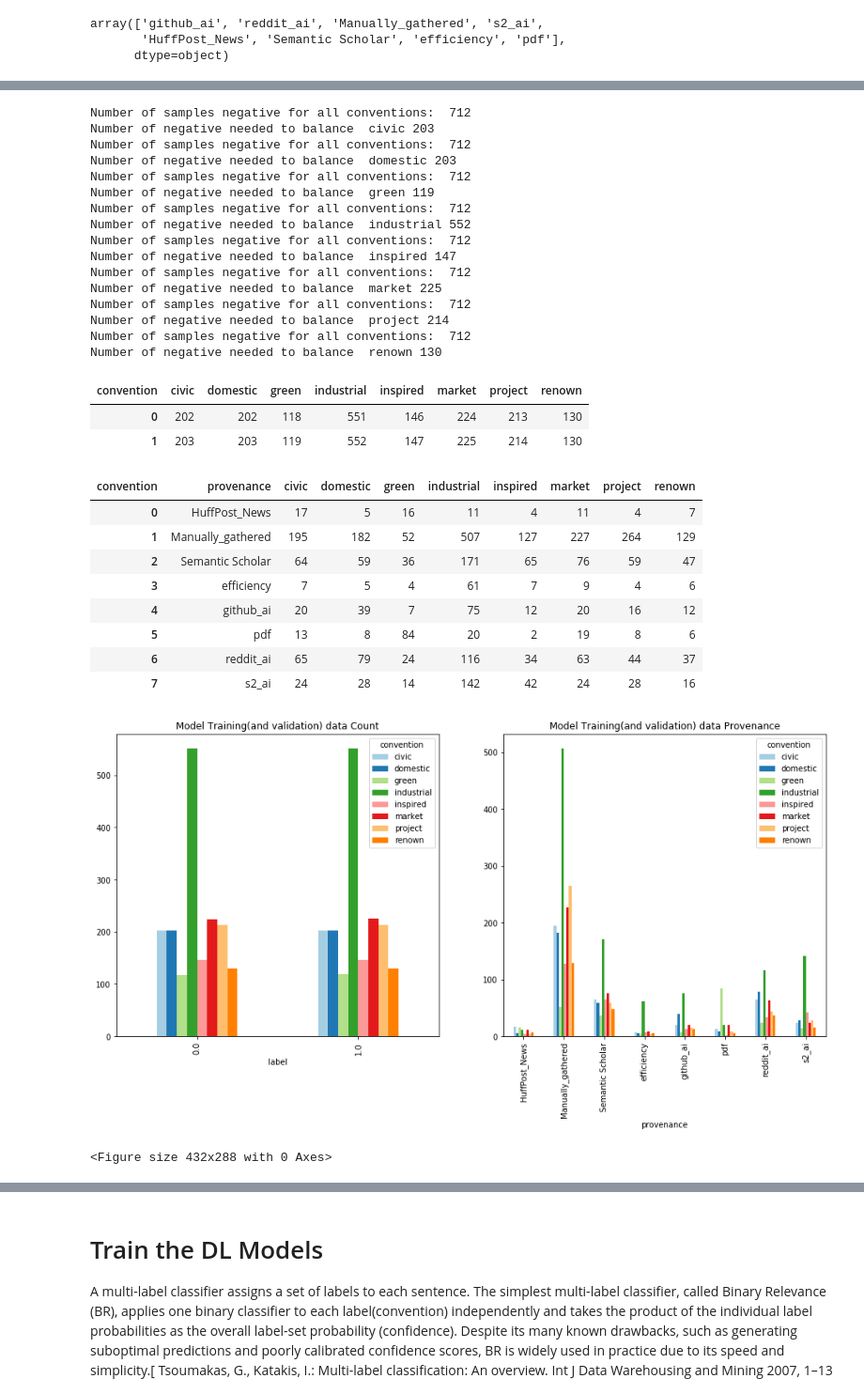
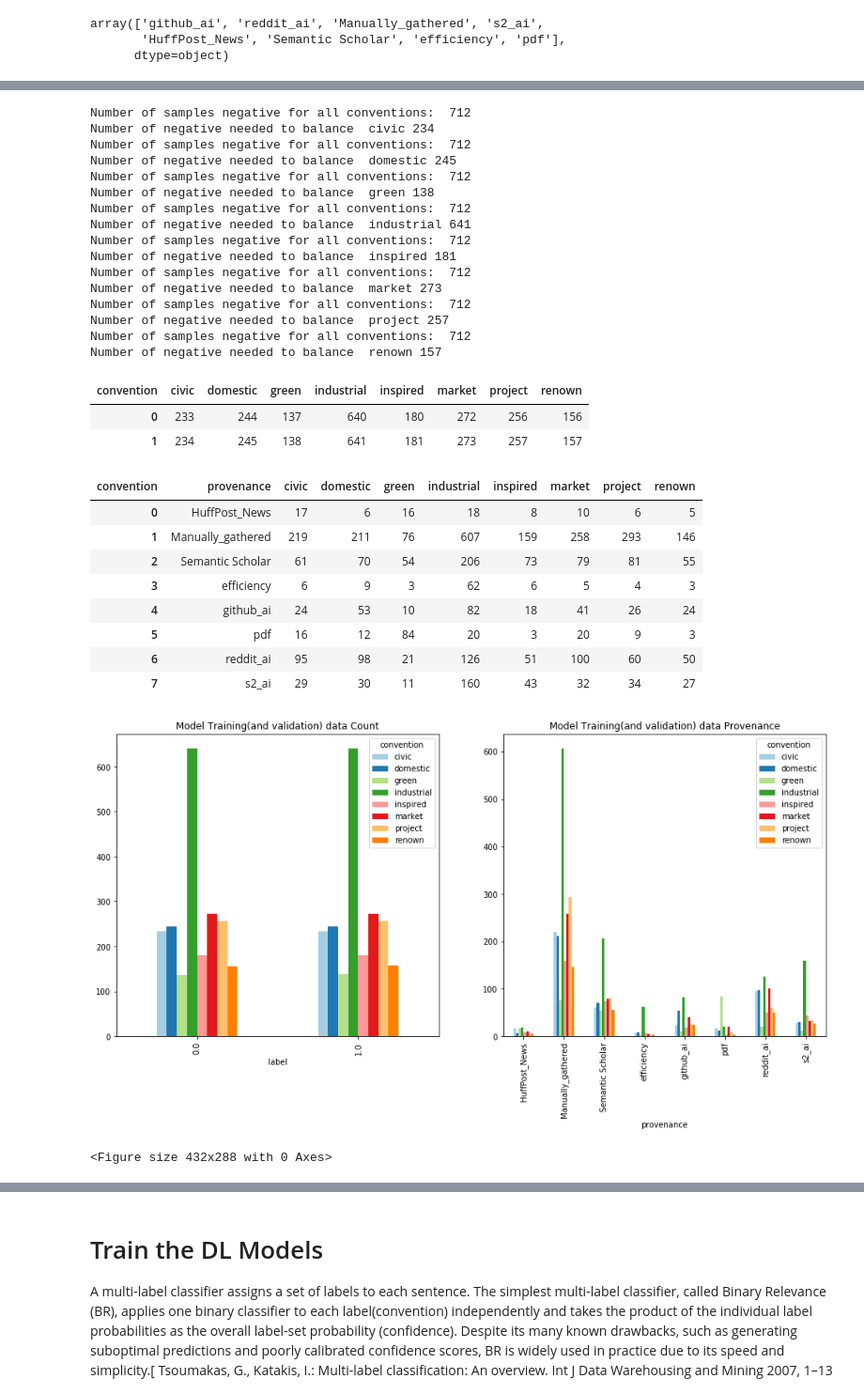
Before and after one commit to aideenf/AIVC, a Jupyter notebook: cp_wssc/Paper experiments.ipynb, the cells around one changed output, grey strips where cells are left out. Shown at 94% size. Saved outputs shown, nothing was run; the diff lists cells and outputs as text; code cells hidden in the pictures.

```diff
--- a/cp_wssc/Paper experiments.ipynb
+++ b/cp_wssc/Paper experiments.ipynb
@@ -302,7 +302,7 @@ def split_data(df, cut_b = .2, provenance_b=[]):
     data_b = pd.DataFrame() #dataframe to be returned with cut_b %
     print ("cut size:",cut_b)
 
-    df = df.sample(frac=1) #change the order of the rows to random order
+#     df = df.sample(frac=1) #change the order of the rows to random order
 
     df = df.reset_index(drop=True)
     print(df.shape[0], "Note: this can contain multi-label samples, and samples with no convention")
@@ -481,7 +481,7 @@ def aggregate_new_audited_files(audited_data_dir_git, github_audit_url, git_owne
         audited_df['text'] = audited_df['text'].str.strip()
         audited_df['text'] = audited_df['text'].apply(aivm_helper.pre_process_sentence)
 
-        return audited_df
+        return audited_df.reset_index(drop=True)
 # %% [markdown]
 # Read the Labeled data and also the gathered data(to generate vocab for word embedding)
 # %% [markdown]
@@ -748,7 +775,7 @@ def display_training_val_data (df):
 #the calibration split will be split further later
 provenance_b = ['Manually_gathered', 'Semantic Scholar', 's2_ai' ,'github_ai' ,'reddit_ai' ]
 #split the labelled data and returns df_a and df_b, so that a specified fraction(from a specified provenance) is returned in df_b
-training_val_df, calibration_test_df = split_data(labelled_data_df, cut_b = .4, provenance_b = provenance_b)
+training_val_df, calibration_test_df = split_data(labelled_data_df, cut_b = .3, provenance_b = provenance_b)
 
 print("training_val_df: " , training_val_df.provenance.unique())
 print("calibration_test_df: ", calibration_test_df.provenance.unique())
@@ -779,32 +806,32 @@ Initialised AIVM_helper class and methods
 Number of samples negative for all conventions:  712
-Number of negative needed to balance  civic 203
+Number of negative needed to balance  civic 234
 Number of samples negative for all conventions:  712
-Number of negative needed to balance  domestic 203
+Number of negative needed to balance  domestic 245
 Number of samples negative for all conventions:  712
-Number of negative needed to balance  green 119
+Number of negative needed to balance  green 138
 Number of samples negative for all conventions:  712
-Number of negative needed to balance  industrial 552
+Number of negative needed to balance  industrial 641
 Number of samples negative for all conventions:  712
-Number of negative needed to balance  inspired 147
+Number of negative needed to balance  inspired 181
 Number of samples negative for all conventions:  712
-Number of negative needed to balance  market 225
+Number of negative needed to balance  market 273
 Number of samples negative for all conventions:  712
-Number of negative needed to balance  project 214
+Number of negative needed to balance  project 257
 Number of samples negative for all conventions:  712
-Number of negative needed to balance  renown 130
+Number of negative needed to balance  renown 157
 | convention | civic | domestic | green | industrial | inspired | market | project | renown |
-| 0 | 202 | 202 | 118 | 551 | 146 | 224 | 213 | 130 |
-| 1 | 203 | 203 | 119 | 552 | 147 | 225 | 214 | 130 |
+| 0 | 233 | 244 | 137 | 640 | 180 | 272 | 256 | 156 |
+| 1 | 234 | 245 | 138 | 641 | 181 | 273 | 257 | 157 |
 | convention | provenance | civic | domestic | green | industrial | inspired | market | project | renown |
-| 0 | HuffPost_News | 17 | 5 | 16 | 11 | 4 | 11 | 4 | 7 |
-| 1 | Manually_gathered | 195 | 182 | 52 | 507 | 127 | 227 | 264 | 129 |
-| 2 | Semantic Scholar | 64 | 59 | 36 | 171 | 65 | 76 | 59 | 47 |
-| 3 | efficiency | 7 | 5 | 4 | 61 | 7 | 9 | 4 | 6 |
-| 4 | github_ai | 20 | 39 | 7 | 75 | 12 | 20 | 16 | 12 |
-| 5 | pdf | 13 | 8 | 84 | 20 | 2 | 19 | 8 | 6 |
-| 6 | reddit_ai | 65 | 79 | 24 | 116 | 34 | 63 | 44 | 37 |
-| 7 | s2_ai | 24 | 28 | 14 | 142 | 42 | 24 | 28 | 16 |
+| 0 | HuffPost_News | 17 | 6 | 16 | 18 | 8 | 10 | 6 | 5 |
+| 1 | Manually_gathered | 219 | 211 | 76 | 607 | 159 | 258 | 293 | 146 |
+| 2 | Semantic Scholar | 61 | 70 | 54 | 206 | 73 | 79 | 81 | 55 |
+| 3 | efficiency | 6 | 9 | 3 | 62 | 6 | 5 | 4 | 3 |
+| 4 | github_ai | 24 | 53 | 10 | 82 | 18 | 41 | 26 | 24 |
+| 5 | pdf | 16 | 12 | 84 | 20 | 3 | 20 | 9 | 3 |
+| 6 | reddit_ai | 95 | 98 | 21 | 126 | 51 | 100 | 60 | 50 |
+| 7 | s2_ai | 29 | 30 | 11 | 160 | 43 | 32 | 34 | 27 |
-[figure, old version]
+[figure, new version]
 <Figure size 432x288 with 0 Axes>
 # %%
 display("Training the models", training_val_df.provenance.unique())
```
Also changed, not shown: parts of 29 cells of this notebook.
